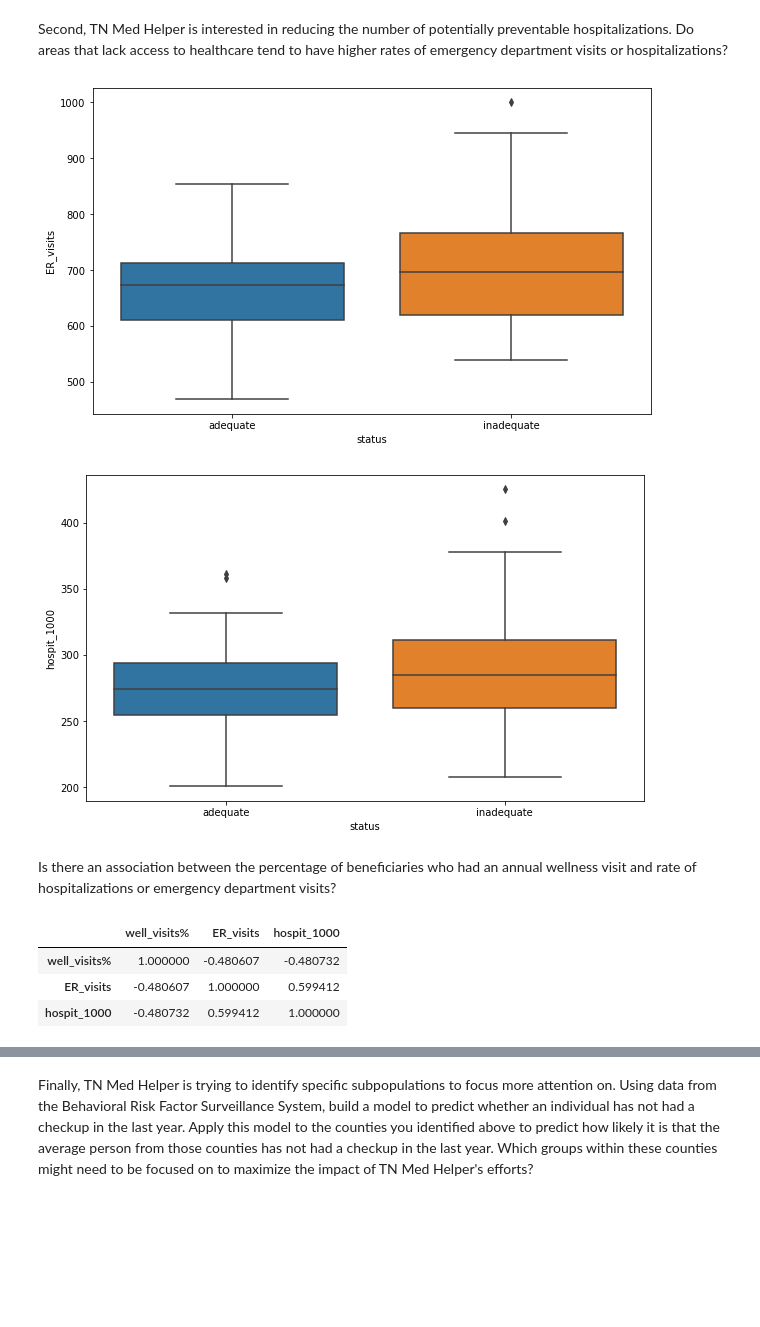
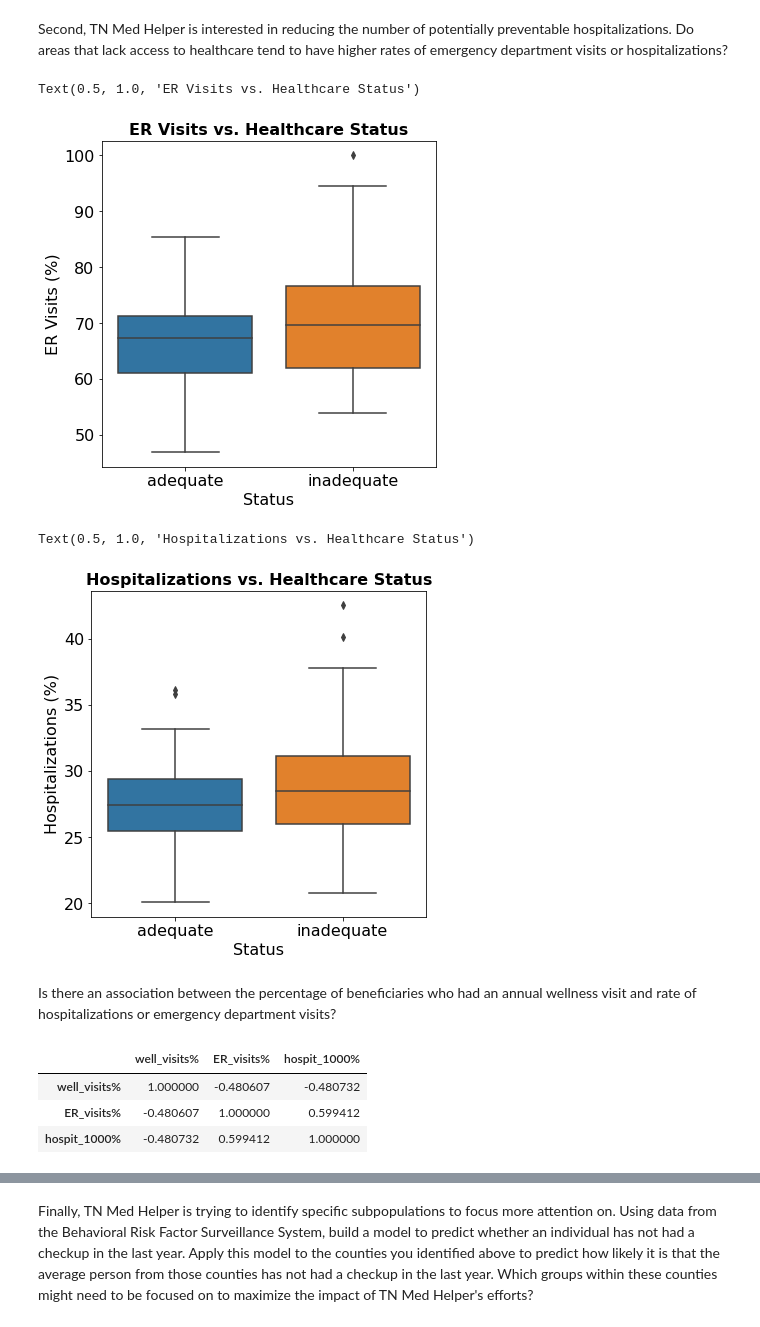
Before and after one commit to zachryje/data-science-essentials-4, a Jupyter notebook: notebooks/TN Med Helper.ipynb, the cells around one changed output, grey strips where cells are left out. Saved outputs shown, nothing was run; the diff lists cells and outputs as text; code cells hidden in the pictures; blank space fills up the shorter version.

```diff
--- a/notebooks/TN Med Helper.ipynb
+++ b/notebooks/TN Med Helper.ipynb
@@ -172,24 +172,39 @@ physicians.loc[(physicians['hos_per_county'] != 'low inadequate') &
                 (physicians['shadac_category'] != 'low inadequate') |
                 (physicians['hos_per_county'] != 'low inadequate') &
                 (physicians['shadac_category'] != 'low inadequate'), 'status'] = 'adequate'
+# %%
+physicians['ER_visits%'] = physicians['ER_visits']/1000 * 100
+physicians['hospit_1000%'] = physicians['hospit_1000']/1000 * 100
 # %%
 # Make boxplot for ER visits
-plt.figure(figsize = (10,6))
+plt.figure(figsize = (6,6))
 
 sns.boxplot(data = physicians,
            x = 'status',
-           y = 'ER_visits');
+           y = 'ER_visits%');
+plt.xticks(fontsize = fontsize)
+plt.xlabel('Status', fontsize = fontsize)
+plt.yticks(fontsize = fontsize)
+plt.ylabel('ER Visits (%)', fontsize = fontsize)
+plt.title('ER Visits vs. Healthcare Status', fontsize = fontsize, fontweight = 'bold')
 # %% [output]
+Text(0.5, 1.0, 'ER Visits vs. Healthcare Status')
-[figure, old version]
+[figure, new version]
 # %%
 # Make boxplot for hospitilizations
-plt.figure(figsize = (10,6))
+plt.figure(figsize = (6,6))
 
 sns.boxplot(data = physicians,
            x = 'status',
-           y = 'hospit_1000');
+           y = 'hospit_1000%');
+plt.xticks(fontsize = fontsize)
+plt.xlabel('Status', fontsize = fontsize)
+plt.yticks(fontsize = fontsize)
+plt.ylabel('Hospitalizations (%)', fontsize = fontsize)
+plt.title('Hospitalizations vs. Healthcare Status', fontsize = fontsize, fontweight = 'bold')
 # %% [output]
+Text(0.5, 1.0, 'Hospitalizations vs. Healthcare Status')
-[figure, old version]
+[figure, new version]
 # %%
 # Find way to descriptive data means for these two groups
 #lack_of_healthcare['hospit_1000'].describe()
@@ -204,9 +219,10 @@ wellness['county'] = wellness['county'].str.split(' county', expand = True)[0]
 physicians = pd.merge(left = physicians, right = wellness[['county','analysis_value']]
                       .rename(columns = {'analysis_value': 'well_visits%'}))
 # %%
-physicians[['well_visits%', 'ER_visits', 'hospit_1000']].corr()
+physicians[['well_visits%', 'ER_visits%', 'hospit_1000%']].corr()
+# do this for groupby
 # %% [output]
-|  | well_visits% | ER_visits | hospit_1000 |
+|  | well_visits% | ER_visits% | hospit_1000% |
 | well_visits% | 1.000000 | -0.480607 | -0.480732 |
-| ER_visits | -0.480607 | 1.000000 | 0.599412 |
-| hospit_1000 | -0.480732 | 0.599412 | 1.000000 |
+| ER_visits% | -0.480607 | 1.000000 | 0.599412 |
+| hospit_1000% | -0.480732 | 0.599412 | 1.000000 |
```
Also changed, not shown: parts of 5 cells of this notebook.
